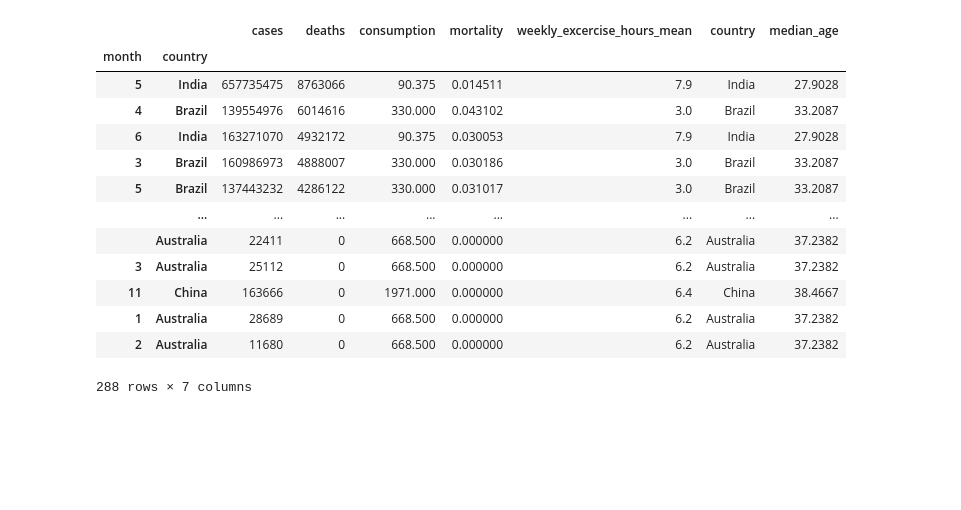
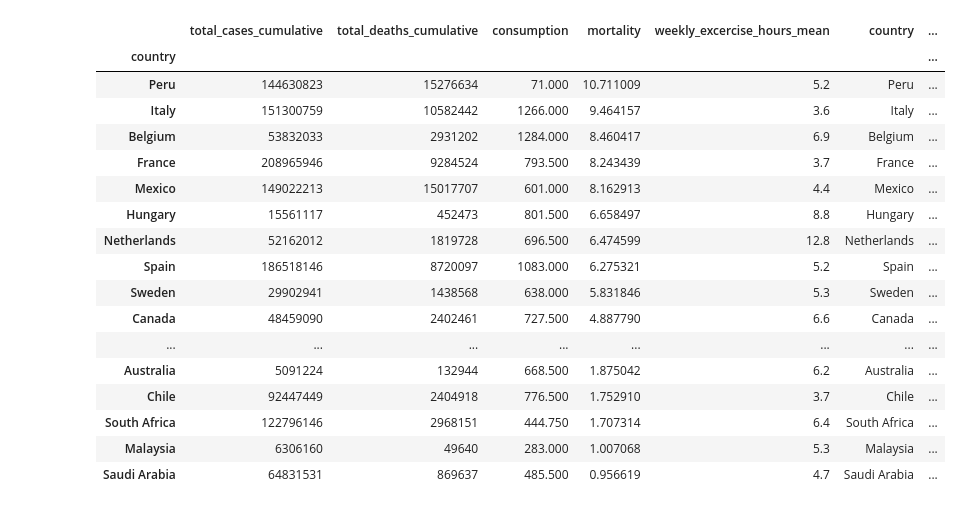
Before and after one commit to carlosbarrone/personal, a Jupyter notebook: notebooks/jupyter/COVID_19.ipynb, the cells around one changed output. Saved outputs shown, nothing was run; the diff lists cells and outputs as text; code cells hidden in the pictures; blank space fills up the shorter version.

```diff
--- a/notebooks/jupyter/COVID_19.ipynb
+++ b/notebooks/jupyter/COVID_19.ipynb
@@ -88,0 +94,18 @@ covid_stats = pd.merge(
+# %%
+covid_stats = pd.merge(
+    confirmed_global, deaths_global, how='inner', on=['date', 'country']
+).astype({
+    'total_cases_cumulative':'int64',
+    'total_deaths_cumulative':'int64',
+    'country':'category'
+}).assign(
+    mortality = lambda _df: (_df.total_deaths_cumulative * 100) / _df.total_cases_cumulative
+).assign(
+    date = lambda _df: _df.date.astype('datetime64')
+).pipe(
+    merge_dfs, df_b=avg_daily_cigar_consumption, _on=['country']
+).pipe(
+    merge_dfs, df_b=weekly_excercise_hours_mean, _on=['country']
+).pipe(
+    merge_dfs, df_b=median_age_by_country, _on=['country']
+).fillna(0)
@@ -89,31 +151,34 @@ covid_stats = pd.merge(
 # %%
-covid_stats_monthly = covid_stats.groupby([
+covid_stats_country = covid_stats.groupby([
     covid_stats.date.dt.year.rename('year'),
-    covid_stats.date.dt.month.rename('month'),
     'country'
 ], as_index=True).agg({
-    'cases':'sum',
-    'deaths':'sum',
+    'total_cases_cumulative':'sum',
+    'total_deaths_cumulative':'sum',
     'consumption':'first',
     'mortality':'mean',
     'weekly_excercise_hours_mean':'first',
     'country':'first',
     'median_age':'last'
 })
-#COVID VACCINE CAME OUT ON AUG 2021
-covid_stats_monthly.loc[2021].sort_values(by='deaths', ascending=False)
+covid_stats_country_2020 = covid_stats_country.loc[2020].sort_values(by='mortality', ascending=False)
+covid_stats_country_2020
 # %% [output]
-|  |  | cases | deaths | consumption | mortality | weekly_excercise_hours_mean | country | median_age |
-| month | country |  |  |  |  |  |  |  |
-| 5 | India | 657735475 | 8763066 | 90.375 | 0.014511 | 7.9 | India | 27.9028 |
-| 4 | Brazil | 139554976 | 6014616 | 330.000 | 0.043102 | 3.0 | Brazil | 33.2087 |
-| 6 | India | 163271070 | 4932172 | 90.375 | 0.030053 | 7.9 | India | 27.9028 |
-| 3 | Brazil | 160986973 | 4888007 | 330.000 | 0.030186 | 3.0 | Brazil | 33.2087 |
-| 5 | Brazil | 137443232 | 4286122 | 330.000 | 0.031017 | 3.0 | Brazil | 33.2087 |
-|  | ... | ... | ... | ... | ... | ... | ... | ... |
-|  | Australia | 22411 | 0 | 668.500 | 0.000000 | 6.2 | Australia | 37.2382 |
-| 3 | Australia | 25112 | 0 | 668.500 | 0.000000 | 6.2 | Australia | 37.2382 |
-| 11 | China | 163666 | 0 | 1971.000 | 0.000000 | 6.4 | China | 38.4667 |
-| 1 | Australia | 28689 | 0 | 668.500 | 0.000000 | 6.2 | Australia | 37.2382 |
-| 2 | Australia | 11680 | 0 | 668.500 | 0.000000 | 6.2 | Australia | 37.2382 |
+|  | total_cases_cumulative | total_deaths_cumulative | consumption | mortality | weekly_excercise_hours_mean | country | ... |
+| country |  |  |  |  |  |  | ... |
+| Peru | 144630823 | 15276634 | 71.000 | 10.711009 | 5.2 | Peru | ... |
+| Italy | 151300759 | 10582442 | 1266.000 | 9.464157 | 3.6 | Italy | ... |
+| Belgium | 53832033 | 2931202 | 1284.000 | 8.460417 | 6.9 | Belgium | ... |
+| France | 208965946 | 9284524 | 793.500 | 8.243439 | 3.7 | France | ... |
+| Mexico | 149022213 | 15017707 | 601.000 | 8.162913 | 4.4 | Mexico | ... |
+| Hungary | 15561117 | 452473 | 801.500 | 6.658497 | 8.8 | Hungary | ... |
+| Netherlands | 52162012 | 1819728 | 696.500 | 6.474599 | 12.8 | Netherlands | ... |
+| Spain | 186518146 | 8720097 | 1083.000 | 6.275321 | 5.2 | Spain | ... |
+| Sweden | 29902941 | 1438568 | 638.000 | 5.831846 | 5.3 | Sweden | ... |
+| Canada | 48459090 | 2402461 | 727.500 | 4.887790 | 6.6 | Canada | ... |
+| ... | ... | ... | ... | ... | ... | ... | ... |
+| Australia | 5091224 | 132944 | 668.500 | 1.875042 | 6.2 | Australia | ... |
+| Chile | 92447449 | 2404918 | 776.500 | 1.752910 | 3.7 | Chile | ... |
+| South Africa | 122796146 | 2968151 | 444.750 | 1.707314 | 6.4 | South Africa | ... |
+| Malaysia | 6306160 | 49640 | 283.000 | 1.007068 | 5.3 | Malaysia | ... |
+| Saudi Arabia | 64831531 | 869637 | 485.500 | 0.956619 | 4.7 | Saudi Arabia | ... |
-288 rows × 7 columns
```
Also changed, not shown: parts of 11 cells of this notebook.
